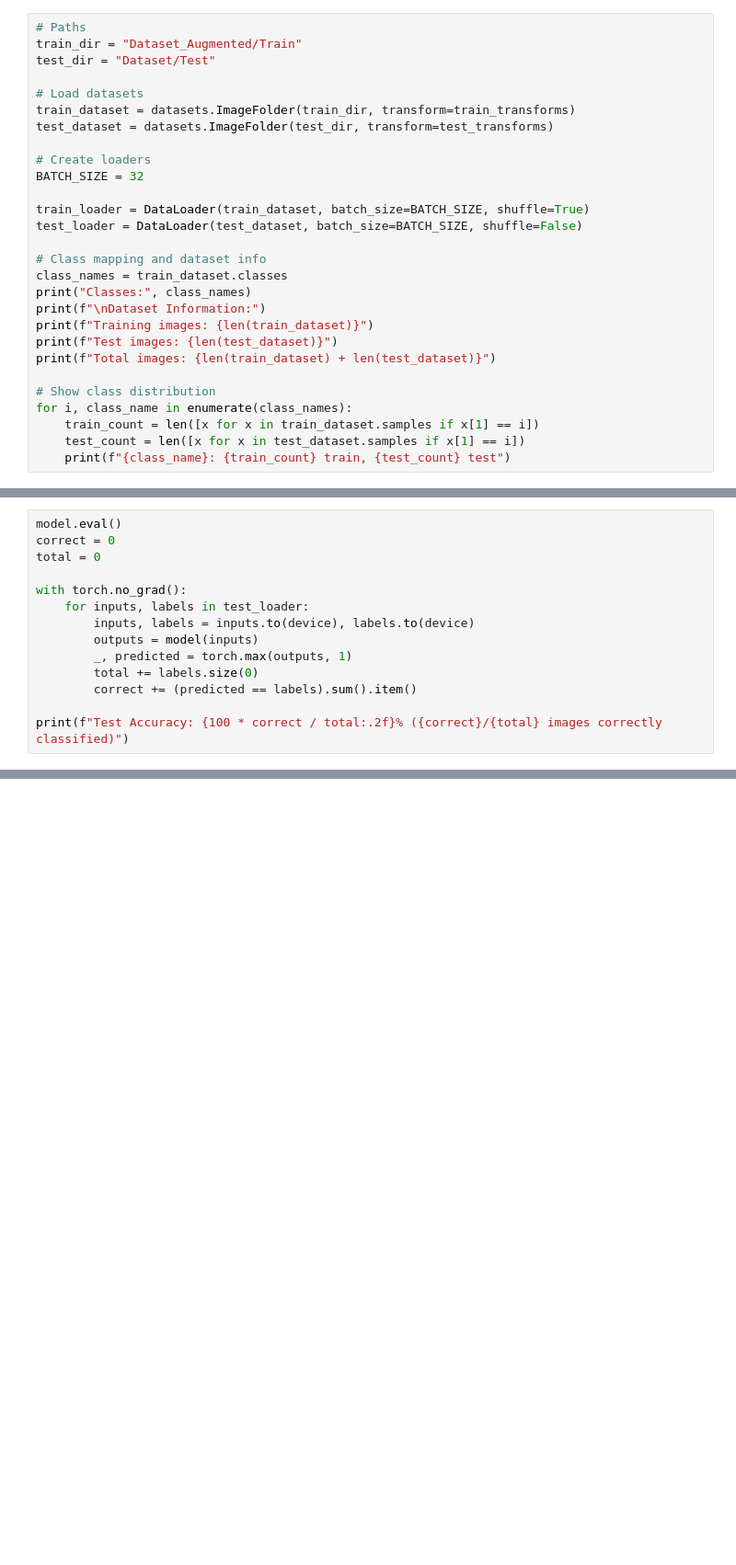
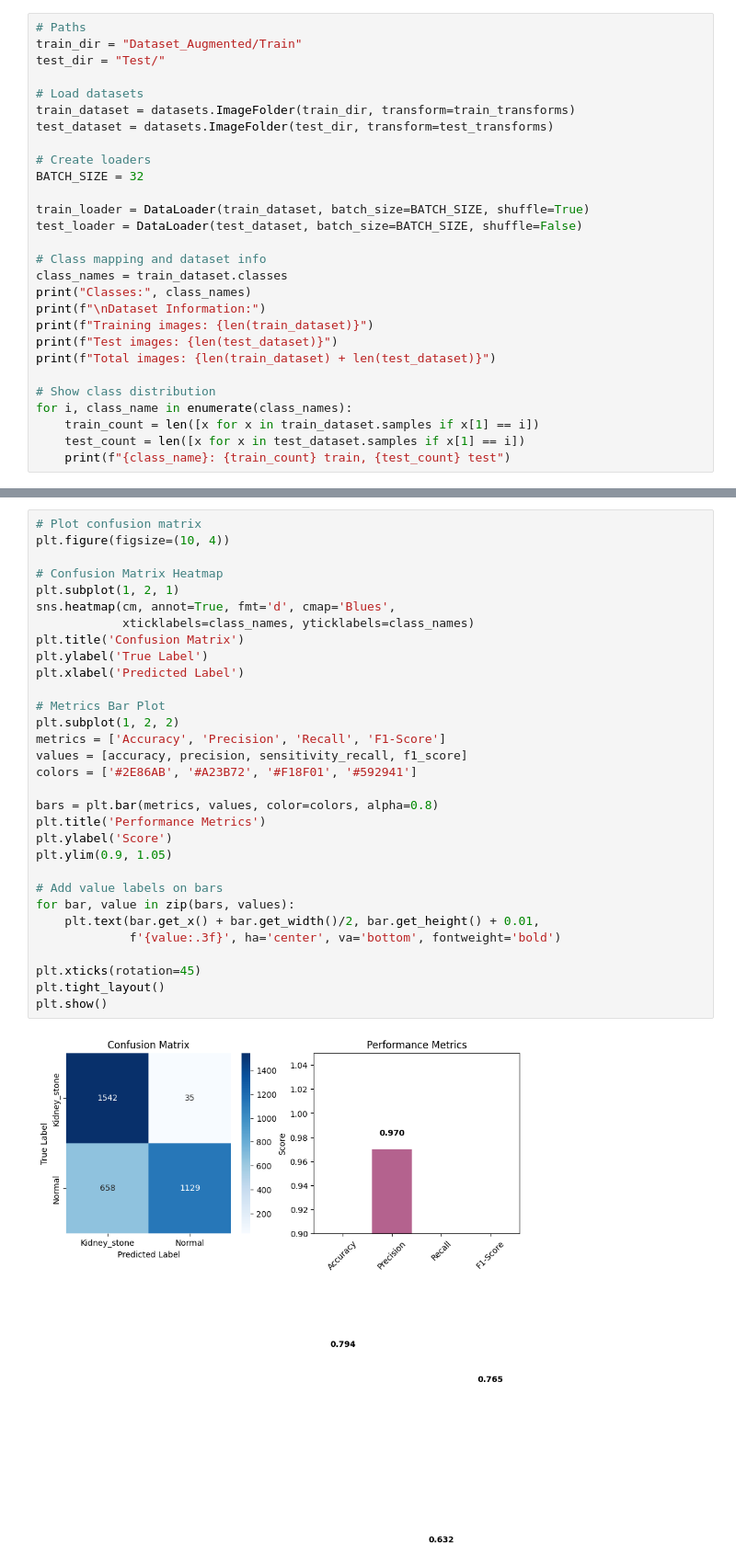
Before and after one commit to Bonevane/SEN-D, a Jupyter notebook: Backend/Notebook.ipynb, the cells around one changed output, grey strips where cells are left out. Shown at 92% size. Drawn from its saved outputs; the diff is of its cells as text; blank space fills up the shorter version.

```diff
--- a/Backend/Notebook.ipynb
+++ b/Backend/Notebook.ipynb
@@ -46,7 +49,7 @@ test_transforms = transforms.Compose([
 # %%
 # Paths
 train_dir = "Dataset_Augmented/Train"
-test_dir = "Dataset/Test"
+test_dir = "Test/"
 
 # Load datasets
 train_dataset = datasets.ImageFolder(train_dir, transform=train_transforms)
@@ -239,14 +303,0 @@ Epoch 2/2 - Loss: 0.0099, Accuracy: 99.71%
-# %%
-model.eval()
-correct = 0
-total = 0
-
-with torch.no_grad():
-    for inputs, labels in test_loader:
-        inputs, labels = inputs.to(device), labels.to(device)
-        outputs = model(inputs)
-        _, predicted = torch.max(outputs, 1)
-        total += labels.size(0)
-        correct += (predicted == labels).sum().item()
-
-print(f"Test Accuracy: {100 * correct / total:.2f}% ({correct}/{total} images correctly classified)")
@@ -255,3 +377,36 @@ Test Accuracy: 99.42% (344/346 images correctly classified)
+# %%
+# Plot confusion matrix
+plt.figure(figsize=(10, 4))
+
+# Confusion Matrix Heatmap
+plt.subplot(1, 2, 1)
+sns.heatmap(cm, annot=True, fmt='d', cmap='Blues',
+            xticklabels=class_names, yticklabels=class_names)
+plt.title('Confusion Matrix')
+plt.ylabel('True Label')
+plt.xlabel('Predicted Label')
+
+# Metrics Bar Plot
+plt.subplot(1, 2, 2)
+metrics = ['Accuracy', 'Precision', 'Recall', 'F1-Score']
+values = [accuracy, precision, sensitivity_recall, f1_score]
+colors = ['#2E86AB', '#A23B72', '#F18F01', '#592941']
+
+bars = plt.bar(metrics, values, color=colors, alpha=0.8)
+plt.title('Performance Metrics')
+plt.ylabel('Score')
+plt.ylim(0.9, 1.05)
+
+# Add value labels on bars
+for bar, value in zip(bars, values):
+    plt.text(bar.get_x() + bar.get_width()/2, bar.get_height() + 0.01,
+             f'{value:.3f}', ha='center', va='bottom', fontweight='bold')
+
+plt.xticks(rotation=45)
+plt.tight_layout()
+plt.show()
+# %% [output]
+[figure, added]
 # %%
 # Create models directory if it doesn't exist
 os.makedirs('models', exist_ok=True)
```
Also changed, not shown: parts of 11 cells of this notebook, 5 other files.
